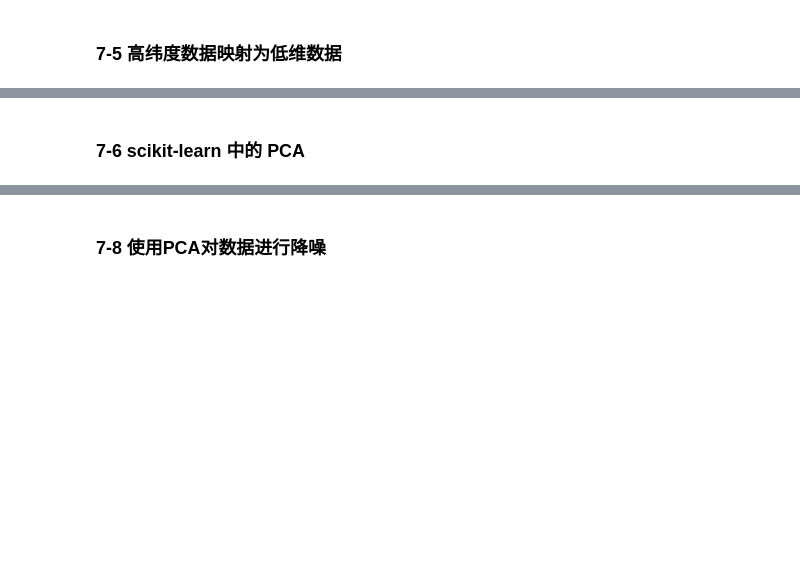
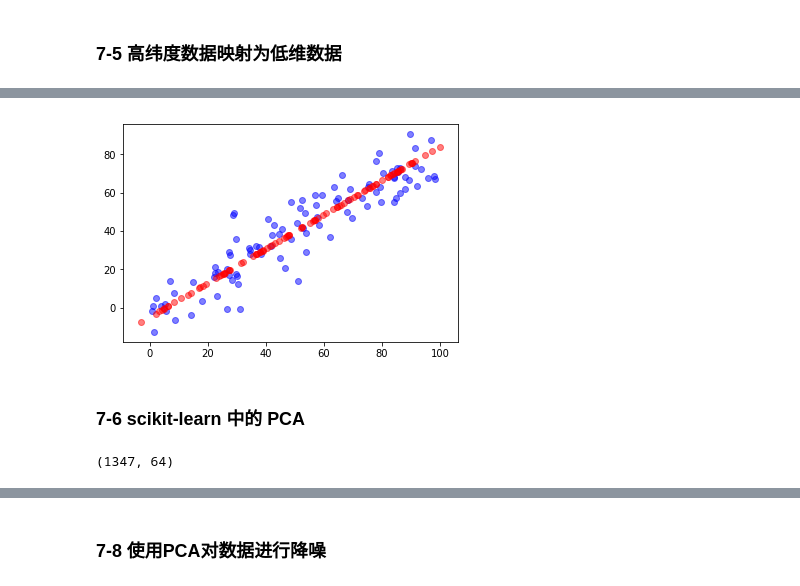
Before and after one commit to JinNiuMengMeng/deep_learn, a Jupyter notebook: Data_Handle/Python3入门机器学习算法与应用-慕课/07_第七章-PAC与梯度上升法.ipynb, the cells around one changed output, grey strips where cells are left out. Saved outputs shown, nothing was run; the diff lists cells and outputs as text; code cells hidden in the pictures; blank space fills up the shorter version.

```diff
--- a/Data_Handle/Python3入门机器学习算法与应用-慕课/07_第七章-PAC与梯度上升法.ipynb
+++ b/Data_Handle/Python3入门机器学习算法与应用-慕课/07_第七章-PAC与梯度上升法.ipynb
@@ -243,2 +367,11 @@ first_n_components(2, X)
+# %%
+X_reduction = pca.transform(X)
+X_restore = pca.inverse_transform(X_reduction)
+# %%
+plt.scatter(X[:,0], X[:,1], color='b', alpha=0.5)
+plt.scatter(X_restore[:,0], X_restore[:,1], color='r', alpha=0.5)
+plt.show()
+# %% [output]
+[figure, added]
 # %% [markdown]
 ### 7-6 scikit-learn 中的 PCA
@@ -244,0 +390,4 @@ first_n_components(2, X)
+# %%
+X_train.shape
+# %% [output]
+(1347, 64)
```
Also changed, not shown: parts of 86 cells of this notebook.
